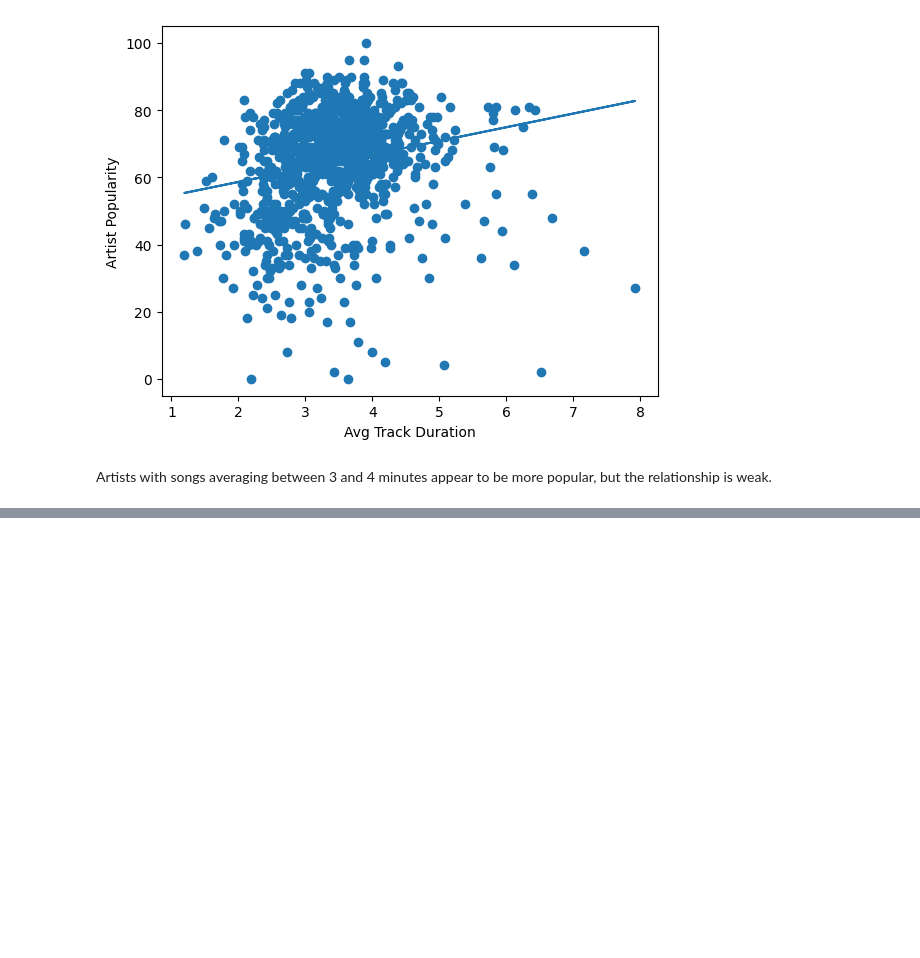
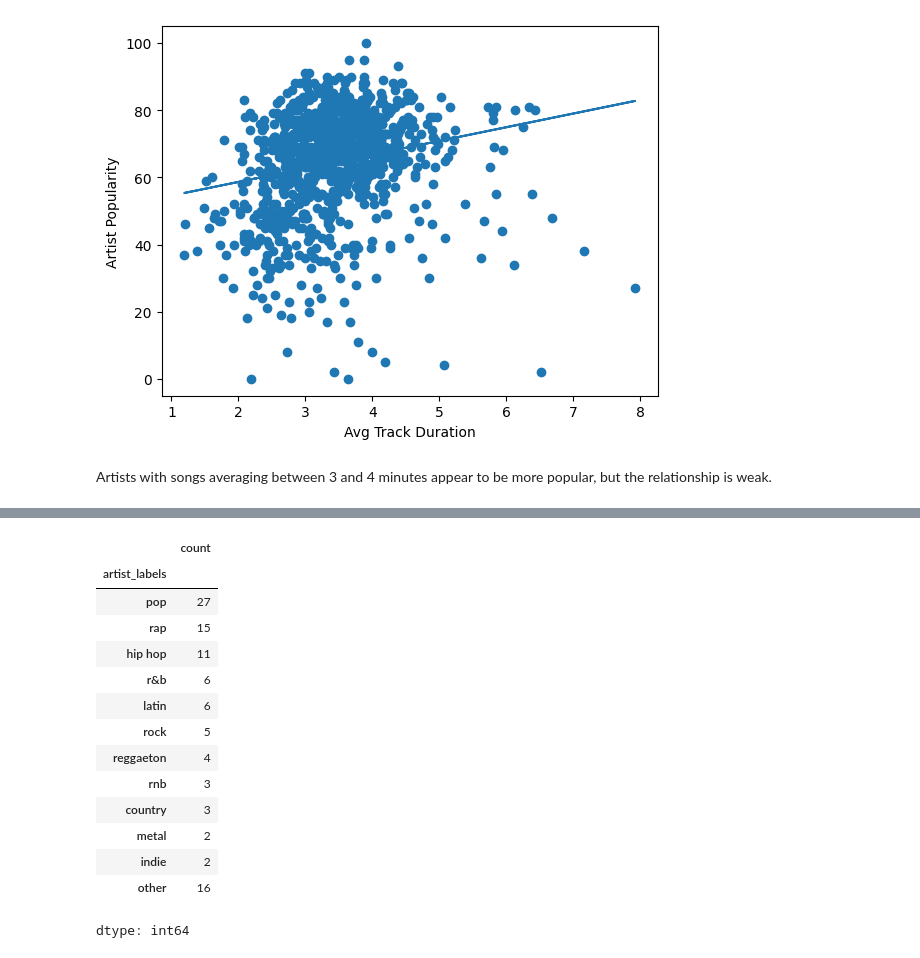
Before and after one commit to prokope/learning-data-science, a Jupyter notebook: eda.ipynb, the cells around one changed output, grey strips where cells are left out. Cells and saved outputs as stored; diff of their text form; code cells hidden in the pictures; blank space fills up the shorter version.

```diff
--- a/eda.ipynb
+++ b/eda.ipynb
@@ -474,0 +487,31 @@ plt.show()
+# %%
+top_100_artists.loc[(top_100_artists['artist_labels'].str.contains('hip hop')) | (top_100_artists['artist_labels'].str.contains('hip-hop'))] = 'hip hop'
+top_100_artists.loc[top_100_artists['artist_labels'].str.contains('pop')] = 'pop'
+top_100_artists.loc[top_100_artists['artist_labels'].str.contains('rap')] = 'rap'
+top_100_artists.loc[top_100_artists['artist_labels'].str.contains('r&b')] = 'r&b'
+top_100_artists.loc[top_100_artists['artist_labels'].str.contains('metal')] = 'metal'
+top_100_artists.loc[top_100_artists['artist_labels'].str.contains('rock')] = 'rock'
+top_100_artists.loc[top_100_artists['artist_labels'].str.contains('latin')] = 'latin'
+
+top_100_artists_labels = top_100_artists['artist_labels'].value_counts()
+other_labels_amount = top_100_artists_labels[(top_100_artists_labels == 1)].sum()
+top_100_artists_labels = top_100_artists_labels[(top_100_artists_labels > 1)]
+top_100_artists_labels['other'] = other_labels_amount
+
+top_100_artists_labels
+# %% [output]
+|  | count |
+| artist_labels |  |
+| pop | 27 |
+| rap | 15 |
+| hip hop | 11 |
+| r&b | 6 |
+| latin | 6 |
+| rock | 5 |
+| reggaeton | 4 |
+| rnb | 3 |
+| country | 3 |
+| metal | 2 |
+| indie | 2 |
+| other | 16 |
+dtype: int64
```
Also changed, not shown: parts of 11 cells of this notebook.
